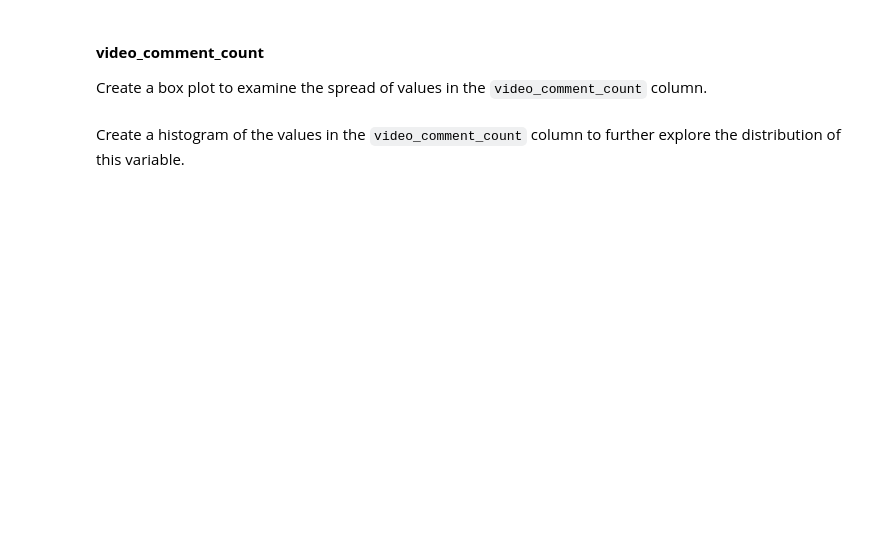
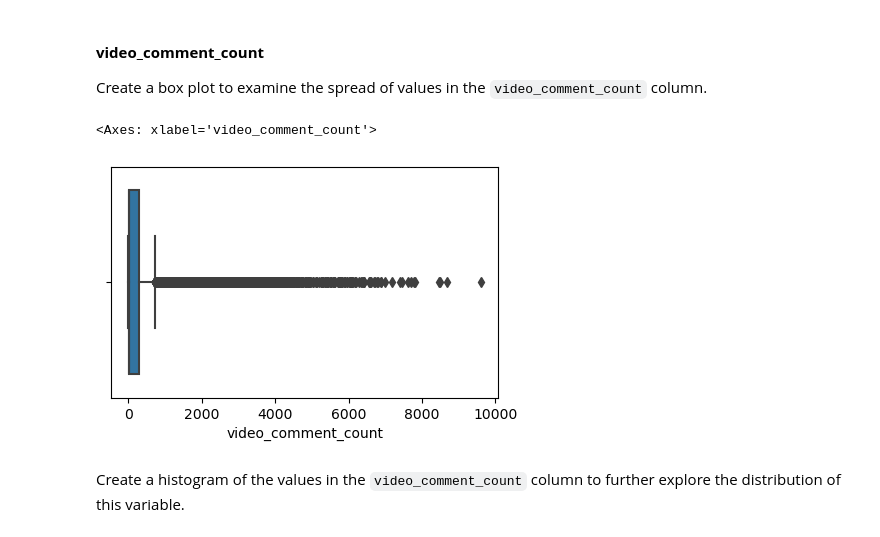
Before and after one commit to Fatima-Arain206/Google-Data-Analytics-Portfolio-Projects., a Jupyter notebook: 02-Tiktok-Claims-Classification/Activity_Course 3 TikTok project lab-checkpoint.ipynb, the cells around one changed output. Cells and saved outputs as stored; diff of their text form; code cells hidden in the pictures; blank space fills up the shorter version.

```diff
--- a/02-Tiktok-Claims-Classification/Activity_Course 3 TikTok project lab-checkpoint.ipynb
+++ b/02-Tiktok-Claims-Classification/Activity_Course 3 TikTok project lab-checkpoint.ipynb
@@ -280,5 +308,11 @@ Create a box plot to examine the spread of values in the `video_comment_count` c
 # %%
 # Create a boxplot to visualize distribution of `video_comment_count`
 ### YOUR CODE HERE ###
+
+plt.figure(figsize=(5,3))
+sb.boxplot(x=data['video_comment_count'])
+# %% [output]
+<Axes: xlabel='video_comment_count'>
+[figure, added]
 # %% [markdown]
 Create a histogram of the values in the `video_comment_count` column to further explore the distribution of this variable.
```
Also changed, not shown: parts of 30 cells of this notebook.
